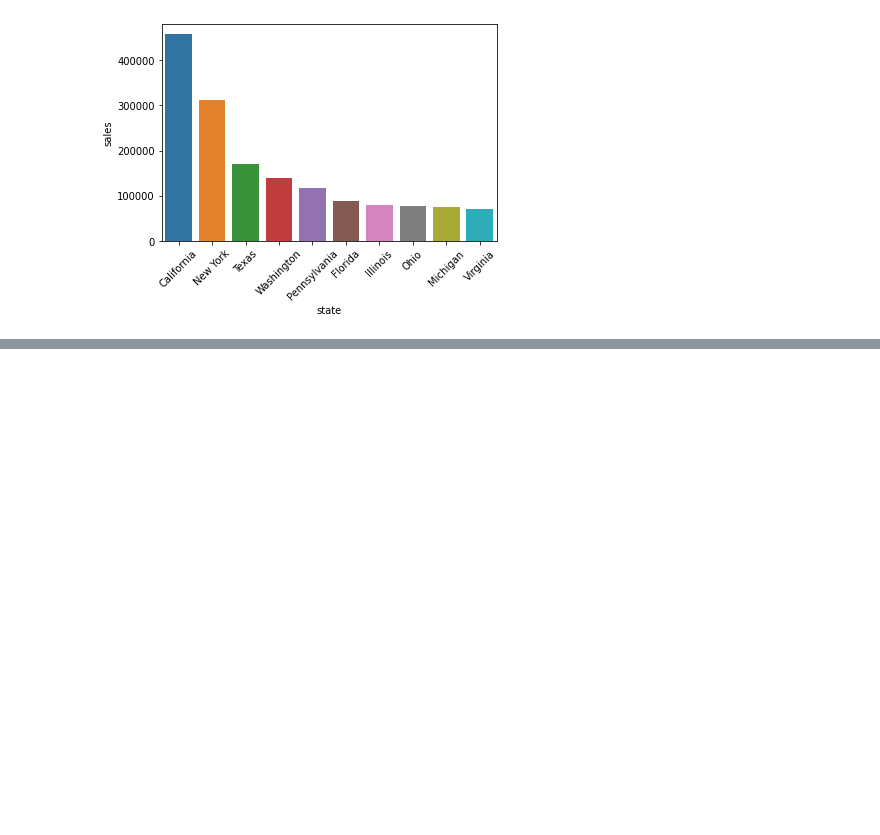
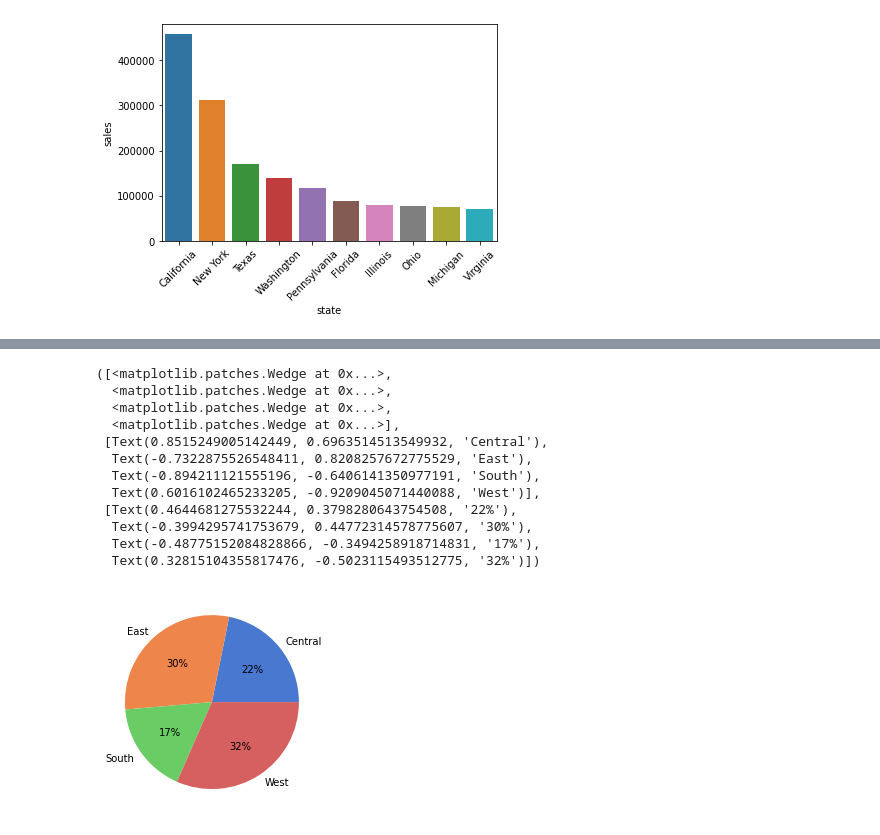
Before and after one commit to artemedius/repo, a Jupyter notebook: superstore.ipynb, the cells around one changed output, grey strips where cells are left out. Drawn from its saved outputs; the diff is of its cells as text; code cells hidden in the pictures; blank space fills up the shorter version.

```diff
--- a/superstore.ipynb
+++ b/superstore.ipynb
@@ -21,0 +31,20 @@ ax = ax.tick_params(axis='x', rotation=45)
+# %%
+#sales by region
+sbr = pd.DataFrame(df.groupby(['region'])['sales'].sum()).reset_index()
+sbr['percent'] = sbr['sales']/sbr['sales'].sum()
+palette = sns.color_palette('muted')[0:5]
+plt.pie(sbr['percent'], labels=sbr['region'], colors=palette, autopct='%.0f%%')
+# %% [output]
+([<matplotlib.patches.Wedge at 0x...>,
+  <matplotlib.patches.Wedge at 0x...>,
+  <matplotlib.patches.Wedge at 0x...>,
+  <matplotlib.patches.Wedge at 0x...>],
+ [Text(0.8515249005142449, 0.6963514513549932, 'Central'),
+  Text(-0.7322875526548411, 0.8208257672775529, 'East'),
+  Text(-0.894211121555196, -0.6406141350977191, 'South'),
+  Text(0.6016102465233205, -0.9209045071440088, 'West')],
+ [Text(0.4644681275532244, 0.3798280643754508, '22%'),
+  Text(-0.3994295741753679, 0.44772314578775607, '30%'),
+  Text(-0.48775152084828866, -0.3494258918714831, '17%'),
+  Text(0.32815104355817476, -0.5023115493512775, '32%')])
+[figure, added]
```
Also changed, not shown: parts of 4 cells of this notebook.
